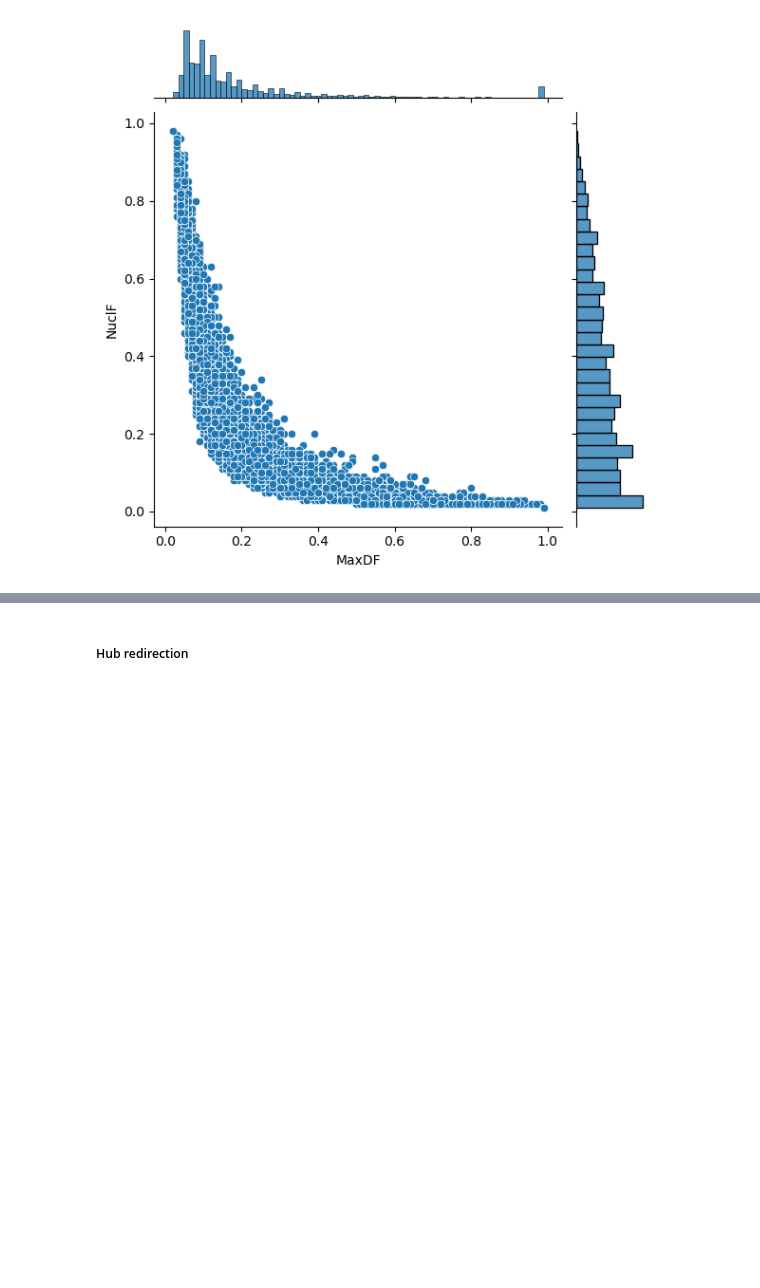
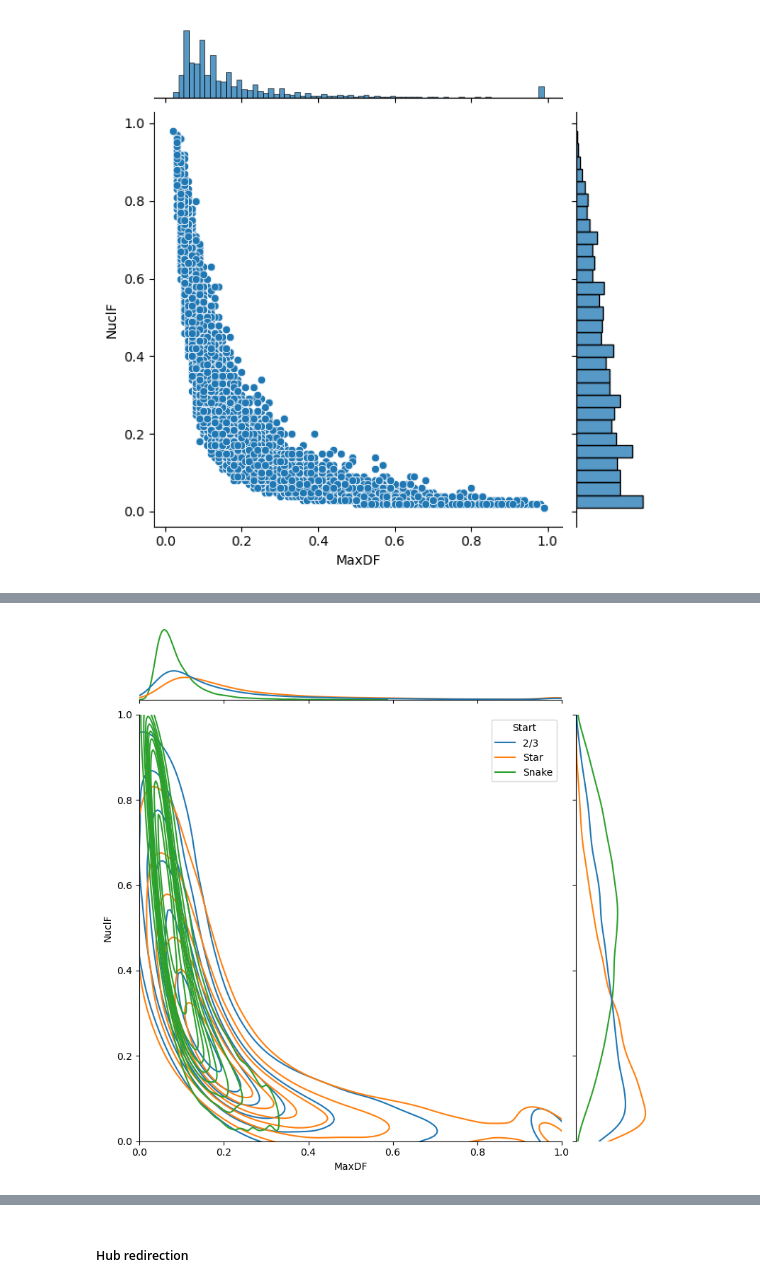
Before and after one commit to MarcosCarreira/RedirectionNetworks, a Jupyter notebook: RandomIteration.ipynb, the cells around one changed output, grey strips where cells are left out. Saved outputs shown, nothing was run; the diff lists cells and outputs as text; code cells hidden in the pictures; blank space fills up the shorter version.

```diff
--- a/RandomIteration.ipynb
+++ b/RandomIteration.ipynb
@@ -528,0 +574,4 @@ sns.jointplot(XR100, x='MaxDF', y='NuclF');
+# %%
+sns.jointplot(XR_comp_100, x='MaxDF', y='NuclF', hue='Start', height=8, xlim=(0, 1), ylim=(0, 1), kind='kde');
+# %% [output]
+[figure, added]
```
Also changed, not shown: parts of 25 cells of this notebook.
